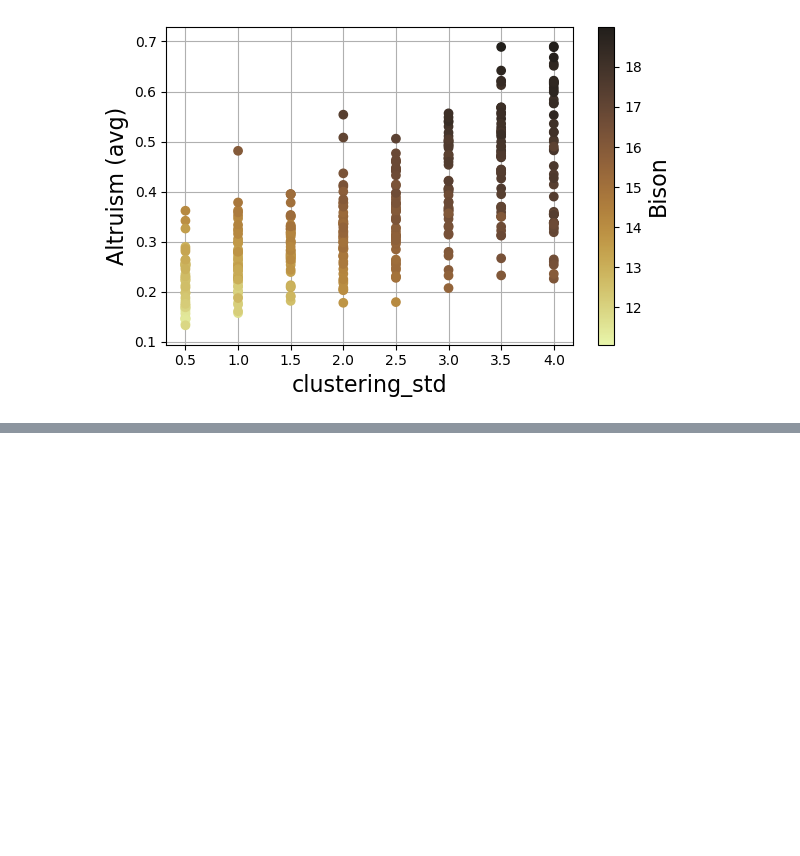
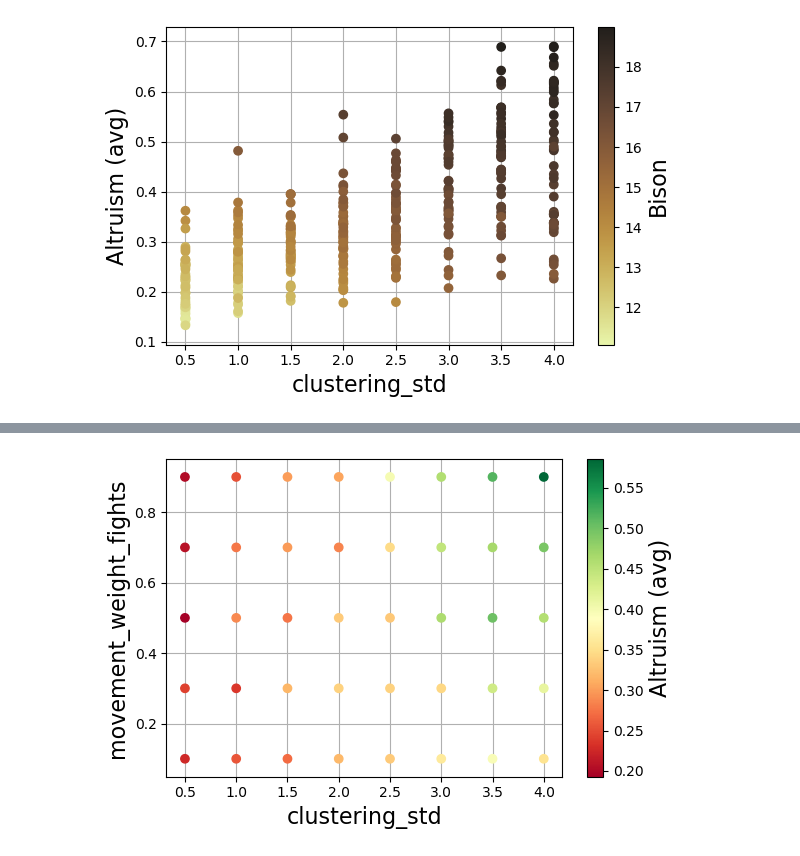
Before and after one commit to jurrew27/abm-project, a Jupyter notebook: Results_Visualisation.ipynb, the cells around one changed output, grey strips where cells are left out. Cells and saved outputs as stored; diff of their text form; code cells hidden in the pictures; blank space fills up the shorter version.

```diff
--- a/Results_Visualisation.ipynb
+++ b/Results_Visualisation.ipynb
@@ -220,0 +240,3 @@ plot_scatter_avg(params, avg_per_run, 3, 1, 5, save_fig=False)
+# %%
+avg_per_param = create_avg_per_param(avg_per_run, variable_params)
+avg_per_param.head()
@@ -220,0 +250,4 @@ plot_scatter_avg(params, avg_per_run, 3, 1, 5, save_fig=False)
+# %%
+plot_scatter_avg(params, avg_per_param, vx=6, vy=7, vc=3, save_fig=False)
+# %% [output]
+[figure, added]
```
Also changed, not shown: parts of 6 cells of this notebook.
